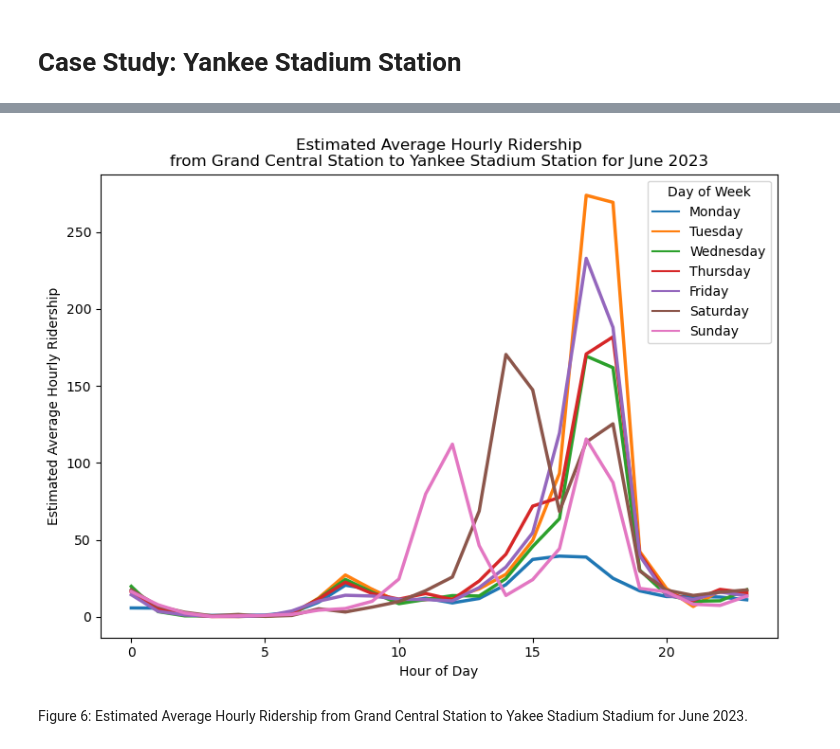
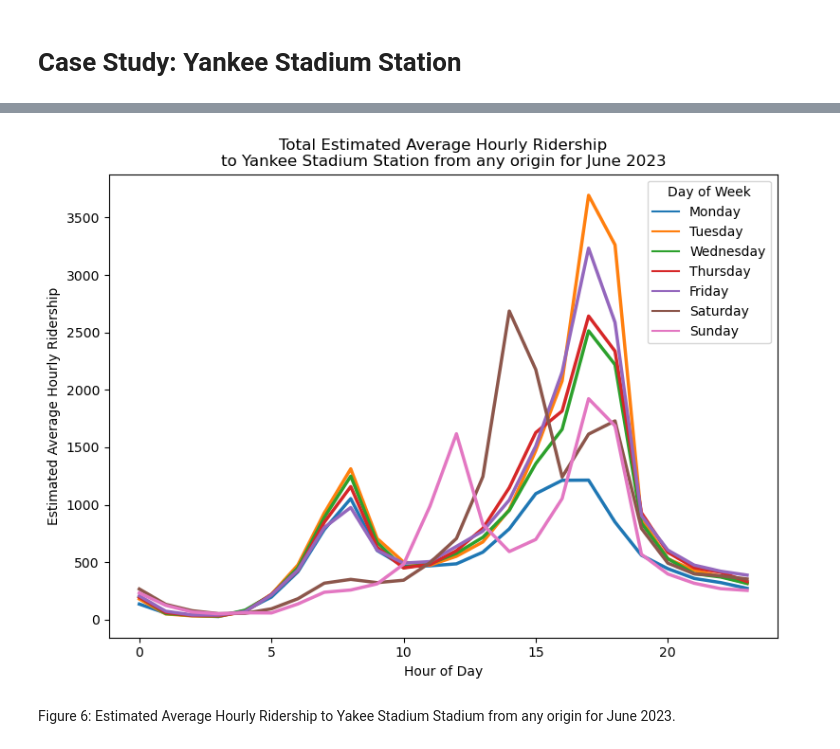
Before and after one commit to mebauer/mta-data, a Jupyter notebook: subway-trips.ipynb, the cells around one changed output, grey strips where cells are left out. Saved outputs shown, nothing was run; the diff lists cells and outputs as text; code cells hidden in the pictures.

Commit message:
adding additional figures

```diff
--- a/subway-trips.ipynb
+++ b/subway-trips.ipynb
@@ -843,17 +996,16 @@ Figure 5: Estimated Average Hourly Ridership from Fulton Street Station to Grand
 # %%
 yankee_stadium = con.sql("""
     SELECT
-        origin_station_complex_name,
         destination_station_complex_name,
-        estimated_average_ridership,
         month,
         day_of_week,
-        hour_of_day
+        hour_of_day,
+        SUM(estimated_average_ridership) sum_estimated_average_ridership
     FROM trips
     WHERE destination_station_complex_name = '161 St-Yankee Stadium (B,D,4)'
-        AND origin_station_complex_name = 'Grand Central-42 St (S,4,5,6,7)'
         AND month = 6
-    ORDER BY estimated_average_ridership DESC
+    GROUP BY ALL
+    ORDER BY sum_estimated_average_ridership DESC
 """).df()
 
 yankee_stadium
@@ -874,35 +1026,35 @@ yankee_stadium
 # %%
 fig, ax = plt.subplots(figsize=(8, 6))
 
 hue_order = [
     'Monday', 'Tuesday',
     'Wednesday', 'Thursday','Friday',
     'Saturday', 'Sunday'
 ]
 
 sns.lineplot(
     data=yankee_stadium,
     x='hour_of_day',
-    y='estimated_average_ridership',
+    y='sum_estimated_average_ridership',
     hue='day_of_week',
     palette="tab10",
     linewidth=2.5,
     hue_order=hue_order,
     ax=ax
 )
 
 ax.get_legend().set_title('Day of Week')
 
-plt.title('Estimated Average Hourly Ridership\nfrom Grand Central Station to Yankee Stadium Station for June 2023')
+plt.title('Total Estimated Average Hourly Ridership\nto Yankee Stadium Station from any origin for June 2023')
 plt.xlabel('Hour of Day')
 plt.ylabel('Estimated Average Hourly Ridership')
 
 plt.tight_layout()
 plt.savefig('figures/grand-central-yankees-june.png', dpi=200, bbox_inches='tight')
 # %% [output]
-[figure, old version]
+[figure, new version]
 # %% [markdown]
-Figure 6: Estimated Average Hourly Ridership from Grand Central Station to Yakee Stadium Stadium for June 2023.
+Figure 6: Estimated Average Hourly Ridership to Yakee Stadium Stadium from any origin for June 2023.
 # %%
 # close DuckDB connection
 con.close()
```
Also changed, not shown: parts of 21 cells of this notebook, 3 other files.
